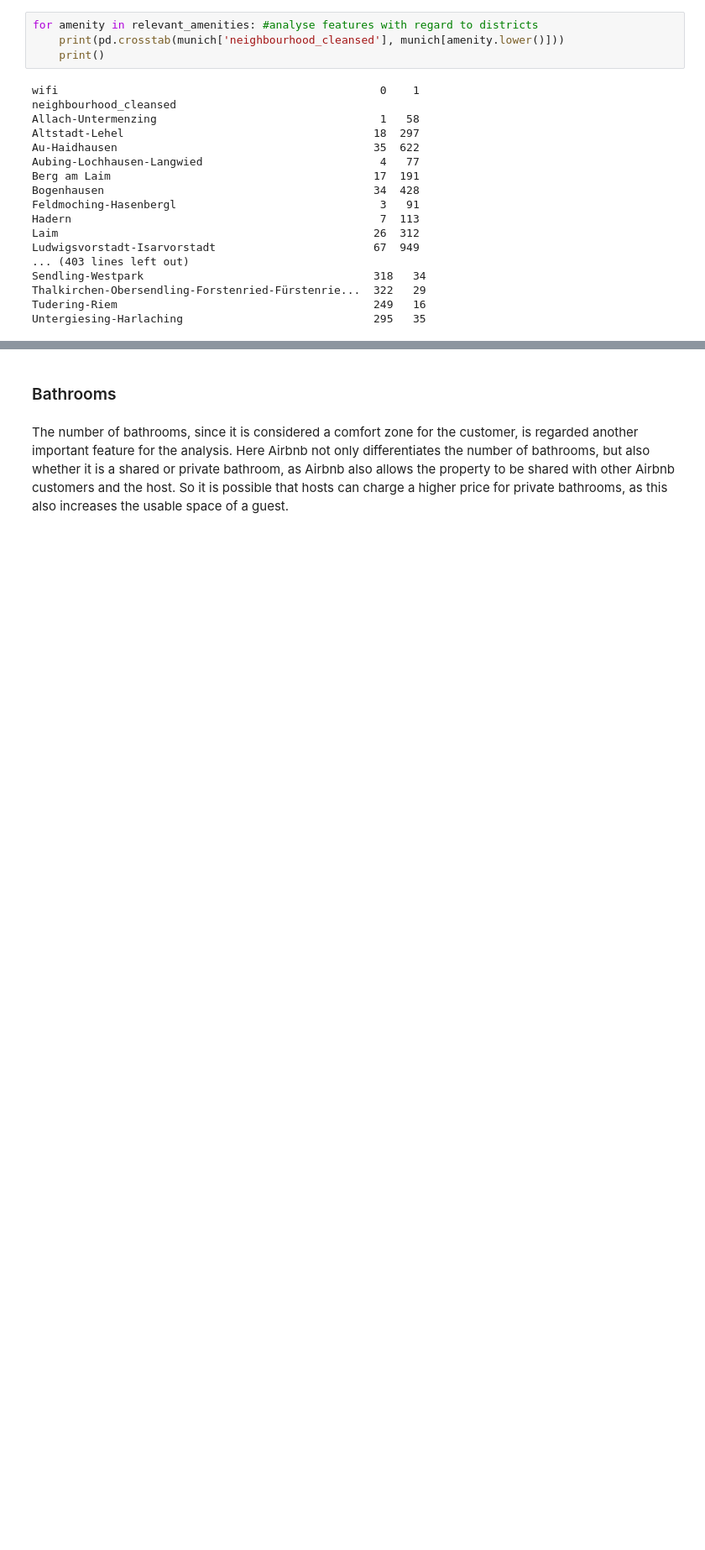
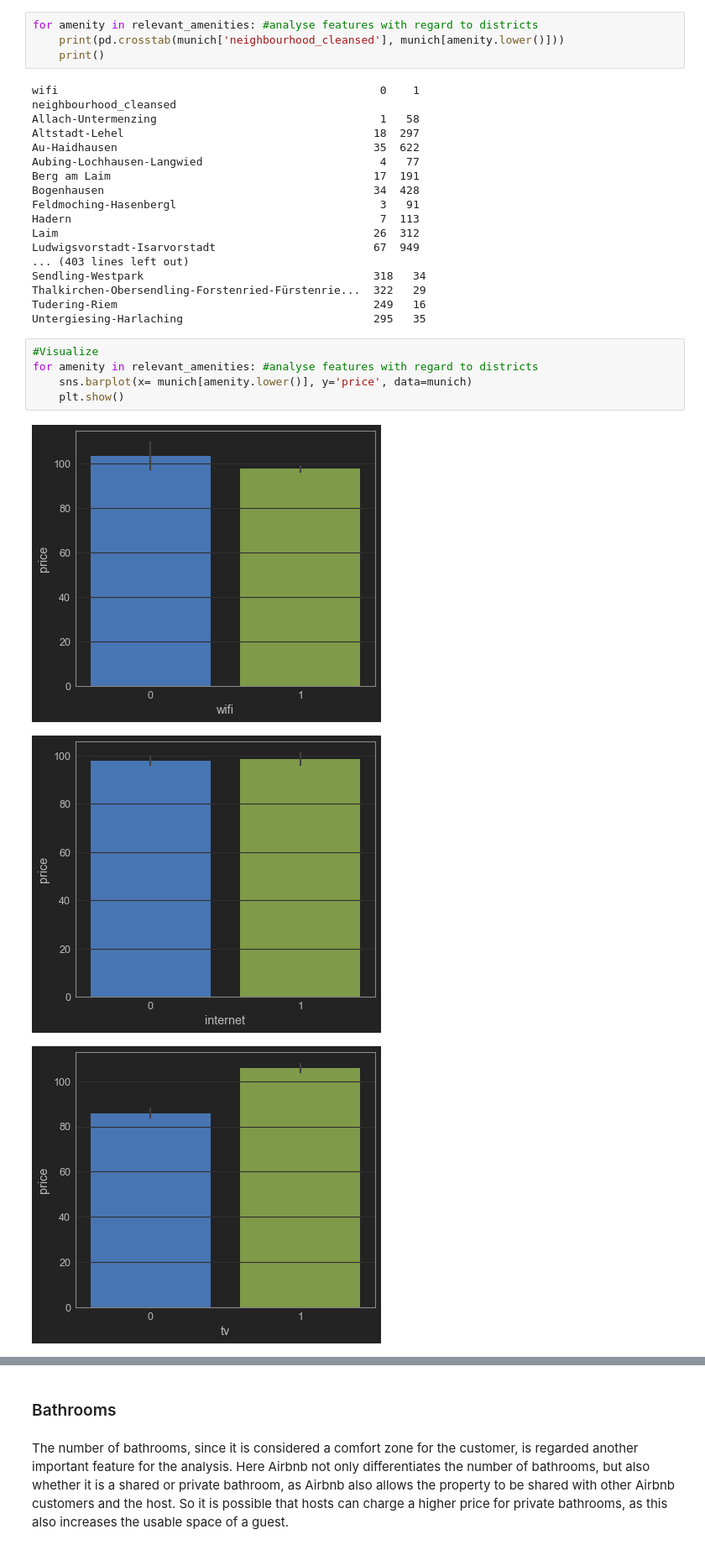
Before and after one commit to dschweim/DataMiningAirbnb, a Jupyter notebook: AirbnbMunich.ipynb, the cells around one changed output, grey strips where cells are left out. Shown at 84% size. Saved outputs shown, nothing was run; the diff lists cells and outputs as text; blank space fills up the shorter version.

```diff
--- a/AirbnbMunich.ipynb
+++ b/AirbnbMunich.ipynb
@@ -389,3 +390,12 @@ Sendling-Westpark                                   318   34
 Thalkirchen-Obersendling-Forstenried-Fürstenrie...  322   29
 Tudering-Riem                                       249   16
 Untergiesing-Harlaching                             295   35
+# %%
+#Visualize
+for amenity in relevant_amenities: #analyse features with regard to districts
+    sns.barplot(x= munich[amenity.lower()], y='price', data=munich)
+    plt.show()
+# %% [output]
+[figure, added]
+[figure, added]
+[figure, added]
```
Also changed, not shown: parts of 13 cells of this notebook.
